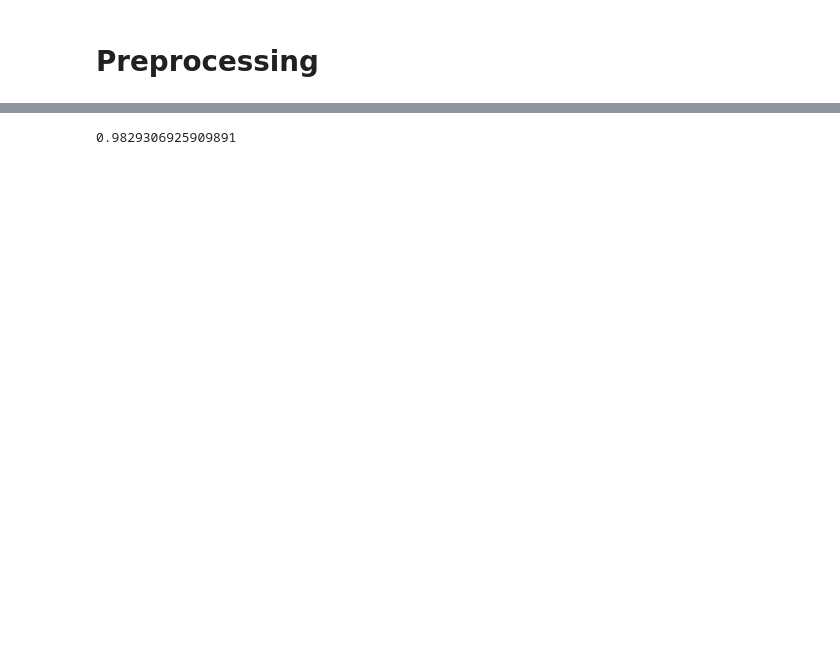
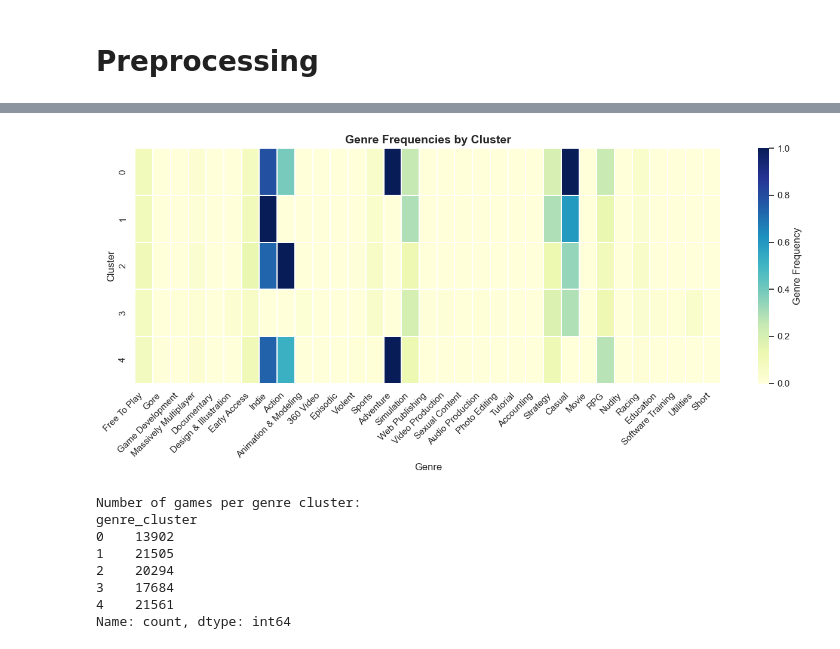
Before and after one commit to bvogler10/CS506_FinalProject, a Jupyter notebook: new-game-plus-backend/newgameplus/notebook.ipynb, the cells around one changed output, grey strips where cells are left out. Drawn from its saved outputs; the diff is of its cells as text; code cells hidden in the pictures; blank space fills up the shorter version.

Commit message:
Created data visualizations and removed unused functions in recommender.py

```diff
--- a/new-game-plus-backend/newgameplus/notebook.ipynb
+++ b/new-game-plus-backend/newgameplus/notebook.ipynb
@@ -242,8 +212,60 @@ plt.show()
-# %%
-# run kmeans based on the k found
-kmeans = KMeans(n_clusters=9, random_state=97) # set number of clusters
-labels = kmeans.fit_predict(X) # X is your data
-score = silhouette_score(X, labels)
-print(score)
-# %% [output]
-0.9829306925909891
+# %%
+# Scale the data
+scaler = StandardScaler()
+X = df[unique_genre_list].copy()
+
+# Use KMeans to cluster the genres, run many times to get the best result
+kmeans = KMeans(n_clusters=5, init='k-means++', n_init=250)
+cluster_labels = kmeans.fit_predict(X)
+
+# Assign cluster labels to dataframe
+df['genre_cluster'] = cluster_labels
+
+# Elbow method to find the optimal number of clusters
+# inertia_vals = []
+# k_values = range(2, 12)
+
+# for k in k_values:
+#     km = KMeans(n_clusters=k, init='k-means++')
+#     km.fit(X)
+#     inertia_vals.append(km.inertia_)
+
+# plt.figure()
+# plt.plot(k_values, inertia_vals, marker='o', linestyle='--')
+# plt.xlabel('Number of Clusters (k)')
+# plt.ylabel('Inertia')
+# plt.title('Elbow Method for Genre Clustering')
+# plt.tight_layout()
+# plt.show()
+
+# Heatmap of genre frequencies by cluster
+df_genres = df[unique_genre_list + ['genre_cluster']]
+cluster_genre_means = df_genres.groupby('genre_cluster')[unique_genre_list].mean()
+
+plt.figure(figsize=(len(unique_genre_list) * 0.4, 6))
+sns.heatmap(cluster_genre_means,
+            cmap='YlGnBu',
+            linewidths=0.3,
+            cbar_kws={'label': 'Genre Frequency'})
+
+plt.title("Genre Frequencies by Cluster", fontsize=14, weight='bold')
+plt.xlabel("Genre", fontsize=12)
+plt.ylabel("Cluster", fontsize=12)
+plt.xticks(rotation=45, ha='right')
+plt.tight_layout()
+plt.show()
+
+# Print the number of games in each cluster
+cluster_counts = df['genre_cluster'].value_counts().sort_index()
+print("Number of games per genre cluster:")
+print(cluster_counts)
+# %% [output]
+[figure, added]
+Number of games per genre cluster:
+genre_cluster
+0    13902
+1    21505
+2    20294
+3    17684
+4    21561
+Name: count, dtype: int64
```
Also changed, not shown: parts of 6 cells of this notebook, 3 other files.
